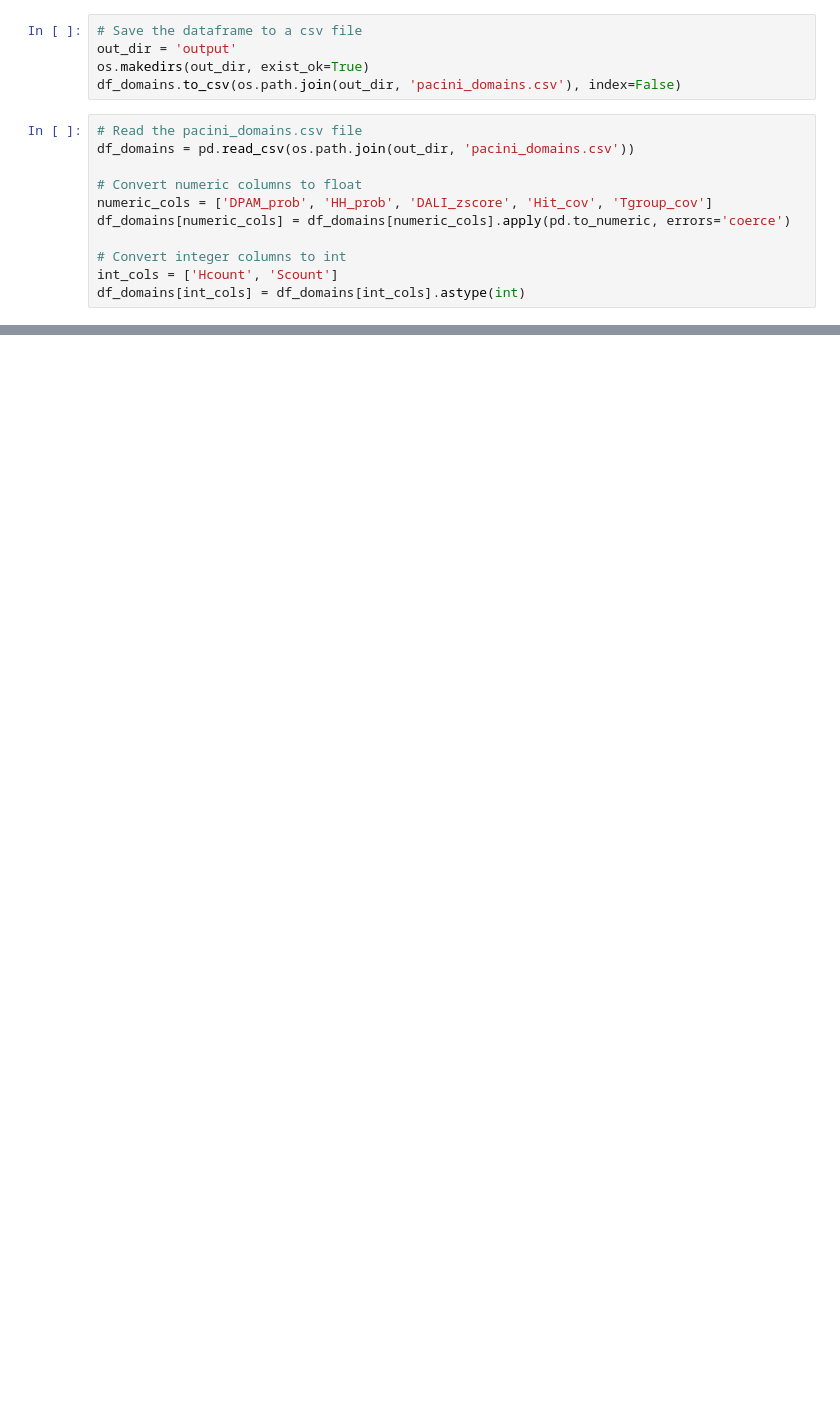
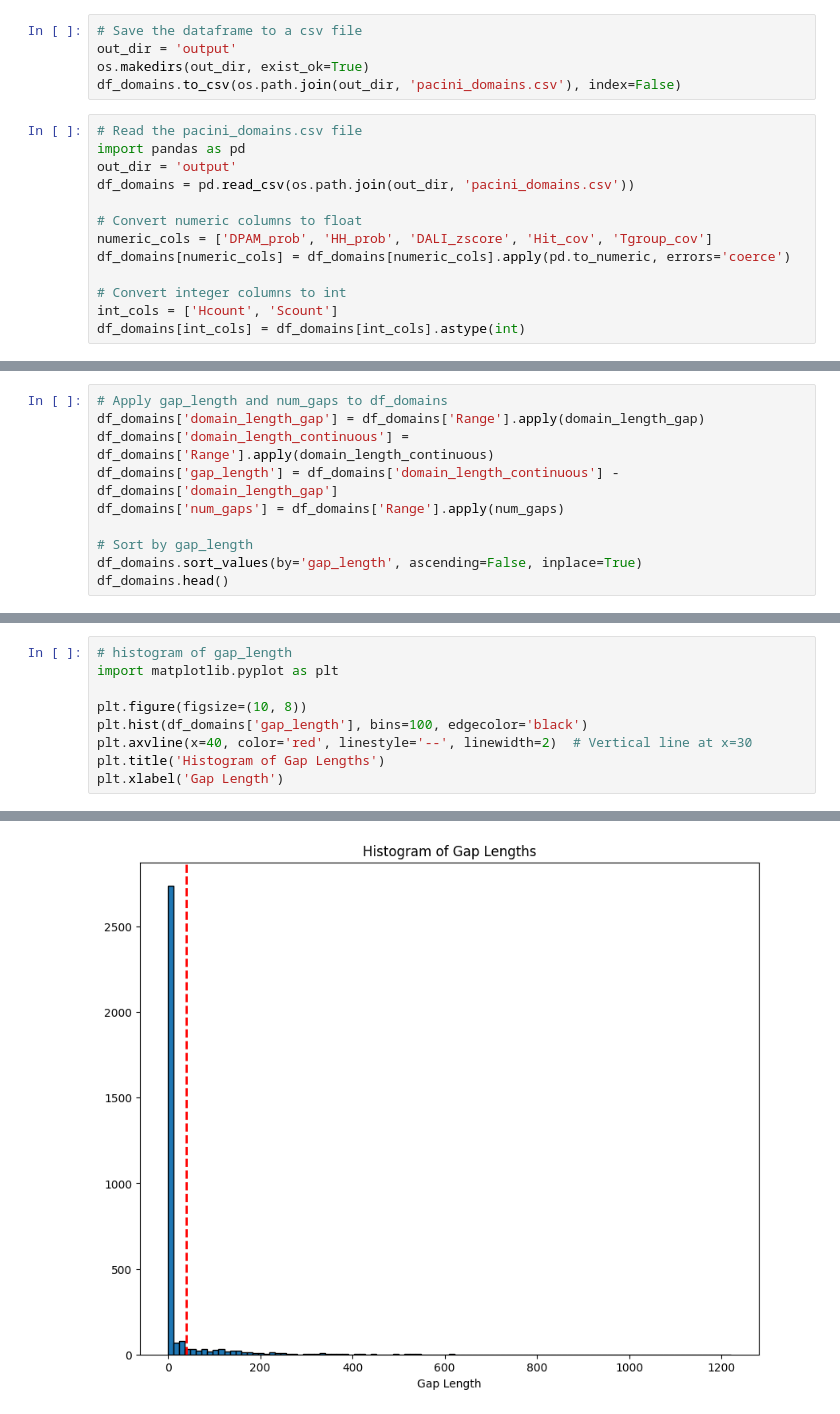
Before and after one commit to meng-yx/DPAM, a Jupyter notebook: notebooks/pacini_DPAM-AI.ipynb, the cells around one changed output, grey strips where cells are left out. Cells and saved outputs as stored; diff of their text form; blank space fills up the shorter version.

```diff
--- a/notebooks/pacini_DPAM-AI.ipynb
+++ b/notebooks/pacini_DPAM-AI.ipynb
@@ -83,6 +83,8 @@ os.makedirs(out_dir, exist_ok=True)
 df_domains.to_csv(os.path.join(out_dir, 'pacini_domains.csv'), index=False)
 # %%
 # Read the pacini_domains.csv file
+import pandas as pd
+out_dir = 'output'
 df_domains = pd.read_csv(os.path.join(out_dir, 'pacini_domains.csv'))
 
 # Convert numeric columns to float
@@ -360,0 +434,10 @@ See the caveats in the documentation: https://pandas.pydata.org/pandas-docs/stab
+# %%
+# Apply gap_length and num_gaps to df_domains
+df_domains['domain_length_gap'] = df_domains['Range'].apply(domain_length_gap)
+df_domains['domain_length_continuous'] = df_domains['Range'].apply(domain_length_continuous)
+df_domains['gap_length'] = df_domains['domain_length_continuous'] - df_domains['domain_length_gap']
+df_domains['num_gaps'] = df_domains['Range'].apply(num_gaps)
+
+# Sort by gap_length
+df_domains.sort_values(by='gap_length', ascending=False, inplace=True)
+df_domains.head()
@@ -360,0 +583,10 @@ See the caveats in the documentation: https://pandas.pydata.org/pandas-docs/stab
+# %%
+# histogram of gap_length
+import matplotlib.pyplot as plt
+
+plt.figure(figsize=(10, 8))
+plt.hist(df_domains['gap_length'], bins=100, edgecolor='black')
+plt.axvline(x=40, color='red', linestyle='--', linewidth=2)  # Vertical line at x=30
+plt.title('Histogram of Gap Lengths')
+plt.xlabel('Gap Length')
+# %% [output]
@@ -360,0 +594 @@ See the caveats in the documentation: https://pandas.pydata.org/pandas-docs/stab
+[figure, added]
```
Also changed, not shown: parts of 14 cells of this notebook.
